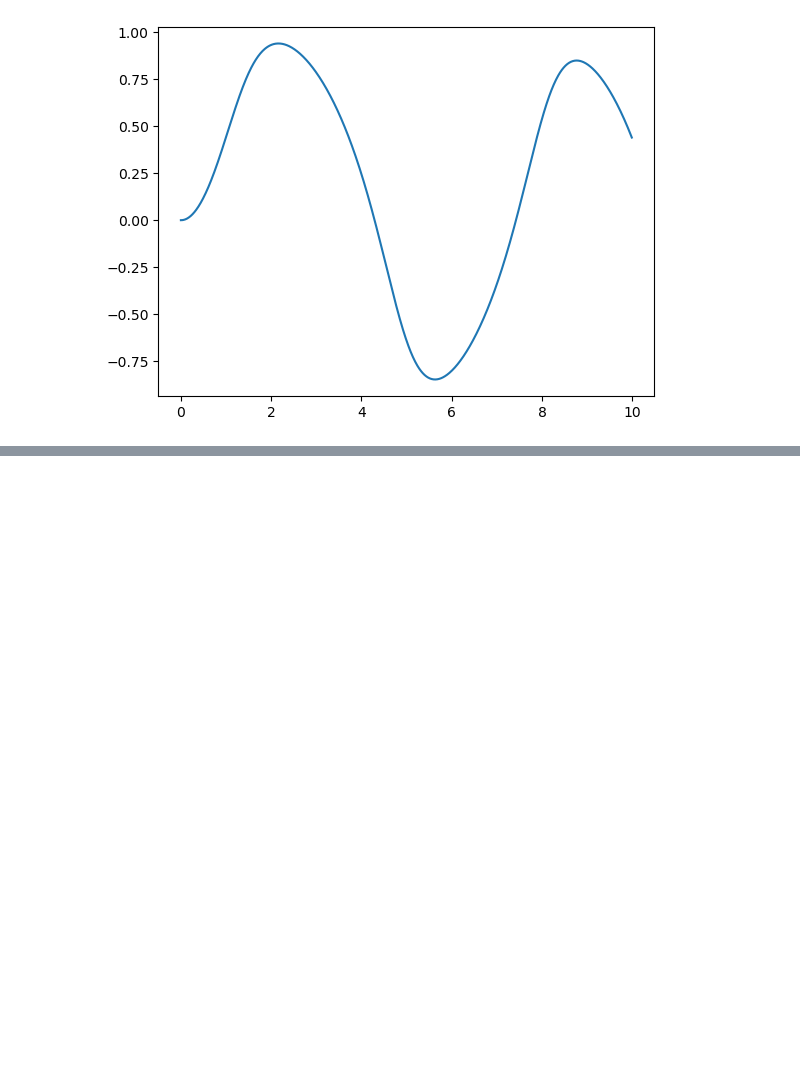
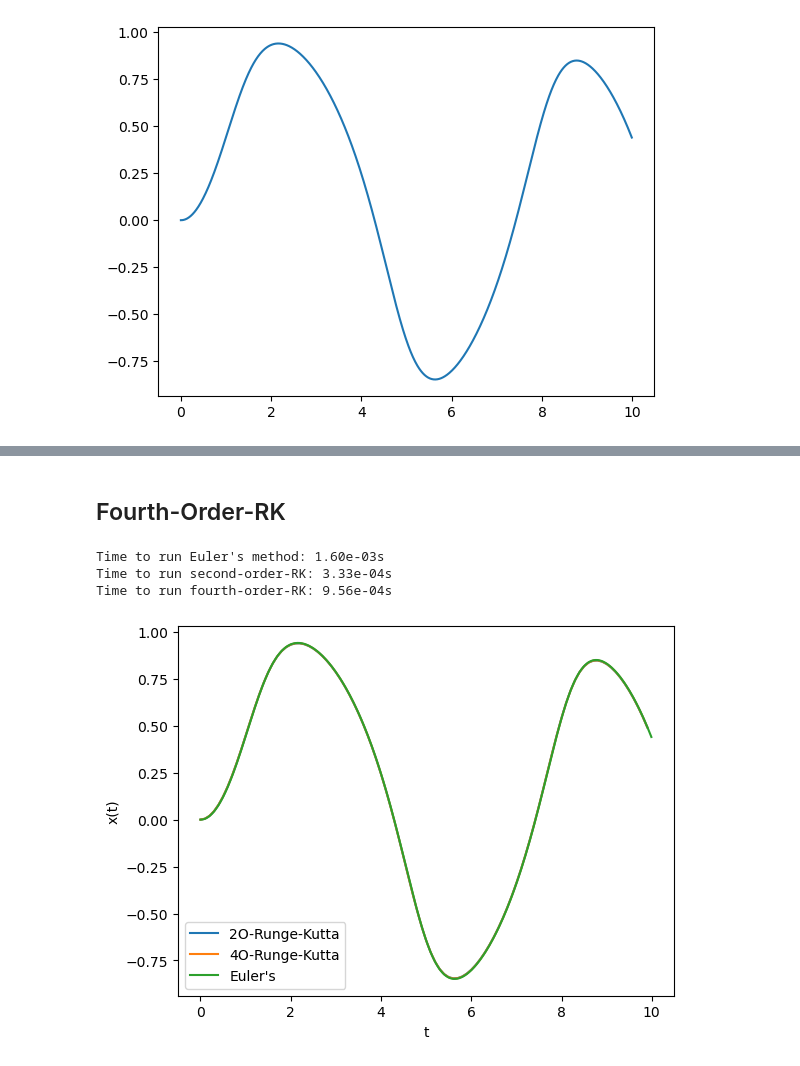
Before and after one commit to jamesobaldwin/CUNY_coursework, a Jupyter notebook: CM/code/CM_practice_code.ipynb, the cells around one changed output, grey strips where cells are left out. Saved outputs shown, nothing was run; the diff lists cells and outputs as text; code cells hidden in the pictures; blank space fills up the shorter version.

```diff
--- a/CM/code/CM_practice_code.ipynb
+++ b/CM/code/CM_practice_code.ipynb
@@ -865,0 +905,41 @@ plt.show()
+# %% [markdown]
+## Fourth-Order-RK
+# %%
+a2 = 0
+b2 = 10
+N2 = 100
+h2 = (b2 - a2) / N2   # size of one step
+t_vals2 = np.arange(a2, b2, h2)  # evaluation points
+
+def rk_4(f, eval_points, step, init_condit):
+    x_vals = []
+    x = init_condit
+    for t in eval_points:
+        x_vals.append(x)
+        k1 = h*f(x,t)
+        k2 = h*f(x+0.5*k1,t+0.5*h)
+        k3 = h*f(x+0.5*k2,t+0.5*h)
+        k4 = h*f(x+k3,t+h)
+        x += (k1+2*k2+2*k3+k4)/6
+    return x_vals
+
+start2 = time.time()
+fx_vals_rk4 = rk_4(f, t_vals2, h2, 0.)
+end2 = time.time()
+
+print(f'Time to run Euler\'s method: {end-start:.02e}s')
+print(f'Time to run second-order-RK: {end1-start1:.02e}s')
+print(f'Time to run fourth-order-RK: {end2-start2:.02e}s')
+
+plt.plot(t_vals1, fx_vals_rk, label='2O-Runge-Kutta')
+plt.plot(t_vals2, fx_vals_rk4, label='4O-Runge-Kutta')
+plt.plot(t_vals, f_x_vals, label='Euler\'s')
+plt.xlabel('t')
+plt.ylabel('x(t)')
+plt.legend()
+plt.show()
+# %% [output]
+Time to run Euler's method: 1.60e-03s
+Time to run second-order-RK: 3.33e-04s
+Time to run fourth-order-RK: 9.56e-04s
+[figure, added]
```
Also changed, not shown: parts of 8 cells of this notebook.
